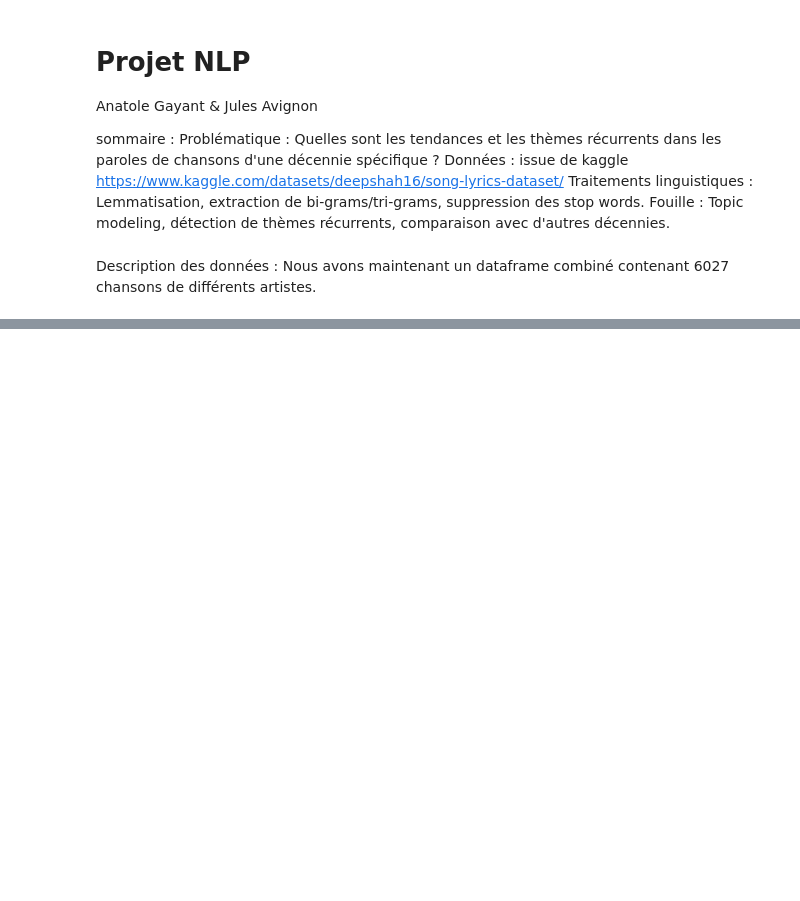
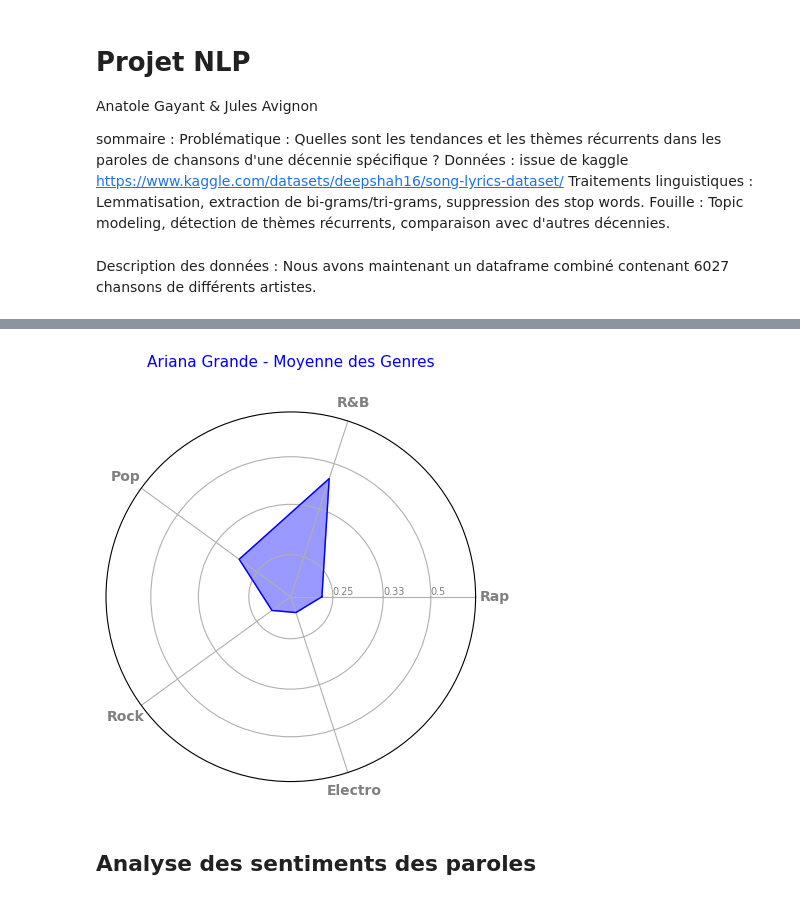
Before and after one commit to JACdeRennes2/NLP_lyrics, a Jupyter notebook: etude_lyrics.ipynb, the cells around one changed output, grey strips where cells are left out. Cells and saved outputs as stored; diff of their text form; code cells hidden in the pictures; blank space fills up the shorter version.

```diff
--- a/etude_lyrics.ipynb
+++ b/etude_lyrics.ipynb
@@ -61,21 +61,0 @@ combined_df.head()
-# %%
-def clean_lyrics(lyric):
-    # Removing any text inside square brackets (often used for metadata like [Chorus])
-    lyric = re.sub(r'\[.*?\]', '', lyric)
-
-    # Removing special characters and numbers
-    lyric = re.sub(r'[^a-zA-Z\s]', '', lyric)
-
-    # Converting to lowercase
-    lyric = lyric.lower()
-
-    # Removing extra spaces
-    lyric = re.sub(r'\s+', ' ', lyric).strip()
-
-    return lyric
-
-# Applying the cleaning function to the 'Lyric' column
-combined_df['Cleaned_Lyric'] = combined_df['Lyric'].apply(clean_lyrics)
-
-# Displaying the cleaned lyrics for the first few rows
-combined_df[['Lyric', 'Cleaned_Lyric']].head()
@@ -83,0 +177,21 @@ TypeError: expected string or bytes-like object
+# %%
+# crée une colonne pour chaque genre avec la valeur de la répartition du genre pour chaque chanson
+for genre in genre_keywords:
+    combined_df[genre] = combined_df['genre_percentages'].apply(lambda x: x[genre])
+
+# Calculer la moyenne des pourcentages de genre pour un artiste spécifique
+def calculate_average_genre_percentages(df, artist_name):
+    artist_df = df[df['Artist'] == artist_name]
+    mean_percentages = artist_df[['Rap', 'R&B', 'Pop', 'Rock', 'Electro']].mean()
+    return mean_percentages.to_dict()
+
+# Exemple d'utilisation
+artist_name = "Ariana Grande"
+average_percentages = calculate_average_genre_percentages(combined_df, artist_name)
+
+# Créer le graphique radar pour l'artiste
+make_spider(average_percentages, artist_name, "Moyenne des Genres", color='blue')
+# %% [output]
+[figure, added]
+# %% [markdown]
+## Analyse des sentiments des paroles
```
Also changed, not shown: parts of 18 cells of this notebook.
